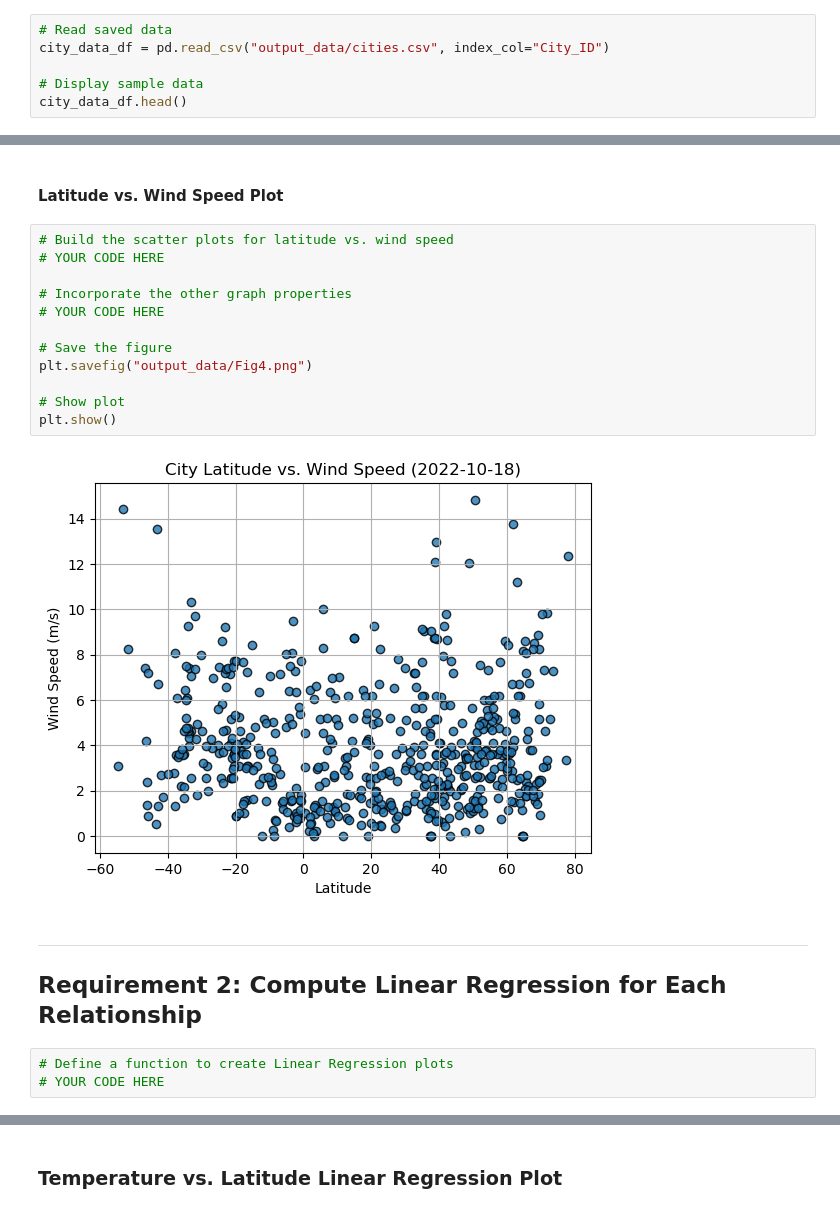
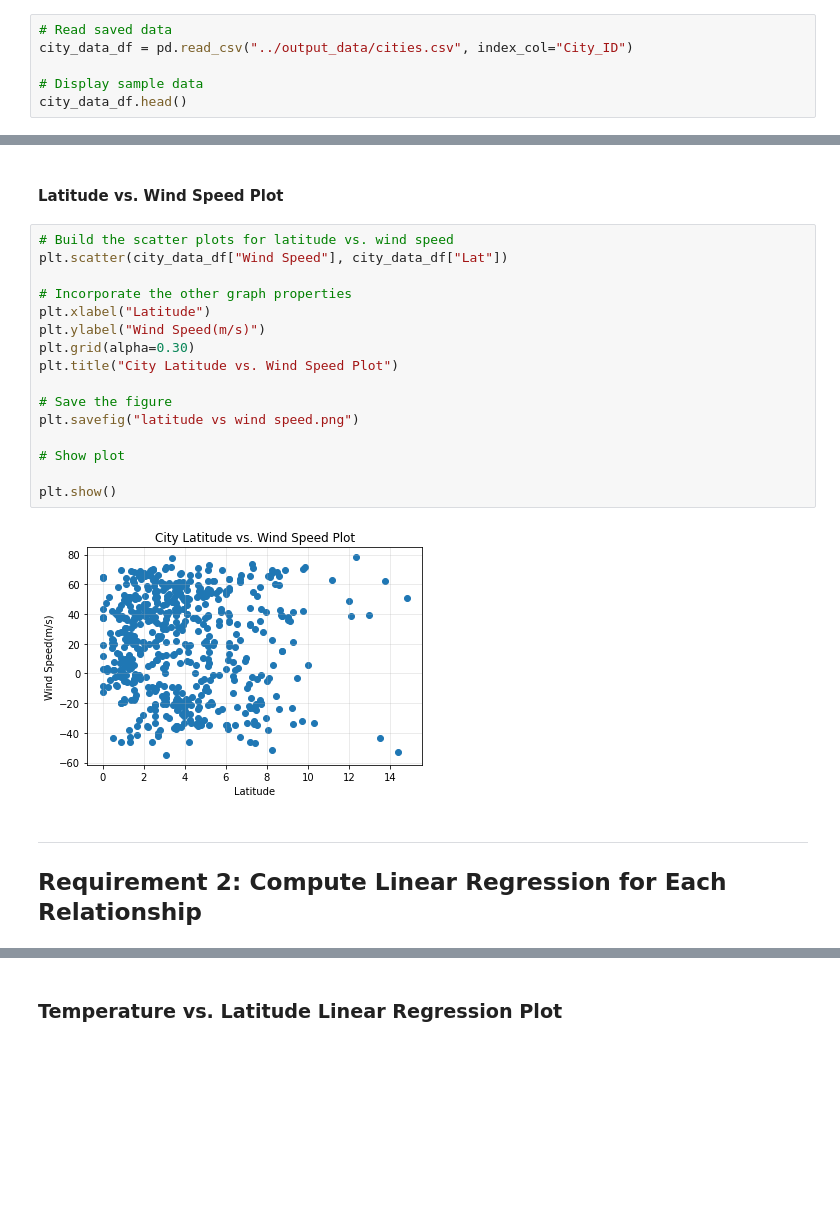
Before and after one commit to khayru/python_api_challenge, a Jupyter notebook: module6_python_api_challenge/Starter_Code/Starter_Code/starter_code/WeatherPy.ipynb, the cells around one changed output, grey strips where cells are left out. Saved outputs shown, nothing was run; the diff lists cells and outputs as text; blank space fills up the shorter version.

```diff
--- a/module6_python_api_challenge/Starter_Code/Starter_Code/starter_code/WeatherPy.ipynb
+++ b/module6_python_api_challenge/Starter_Code/Starter_Code/starter_code/WeatherPy.ipynb
@@ -156,6 +192,6 @@ city_data_df.to_csv("output_data/cities.csv", index_label="City_ID")
 # %%
 # Read saved data
-city_data_df = pd.read_csv("output_data/cities.csv", index_col="City_ID")
+city_data_df = pd.read_csv("../output_data/cities.csv", index_col="City_ID")
 
 # Display sample data
 city_data_df.head()
@@ -221,24 +263,25 @@ plt.show()
 #### Latitude vs. Wind Speed Plot
 # %%
 # Build the scatter plots for latitude vs. wind speed
-# YOUR CODE HERE
+plt.scatter(city_data_df["Wind Speed"], city_data_df["Lat"])
 
 # Incorporate the other graph properties
-# YOUR CODE HERE
+plt.xlabel("Latitude")
+plt.ylabel("Wind Speed(m/s)")
+plt.grid(alpha=0.30)
+plt.title("City Latitude vs. Wind Speed Plot")
 
 # Save the figure
-plt.savefig("output_data/Fig4.png")
+plt.savefig("latitude vs wind speed.png")
 
 # Show plot
+
 plt.show()
 # %% [output]
-[figure, old version]
+[figure, new version]
 # %% [markdown]
 ---
 
 ## Requirement 2: Compute Linear Regression for Each Relationship
-# %%
-# Define a function to create Linear Regression plots
-# YOUR CODE HERE
 # %%
 # Create a DataFrame with the Northern Hemisphere data (Latitude >= 0)
```
Also changed, not shown: parts of 33 cells of this notebook, 13 other files.
